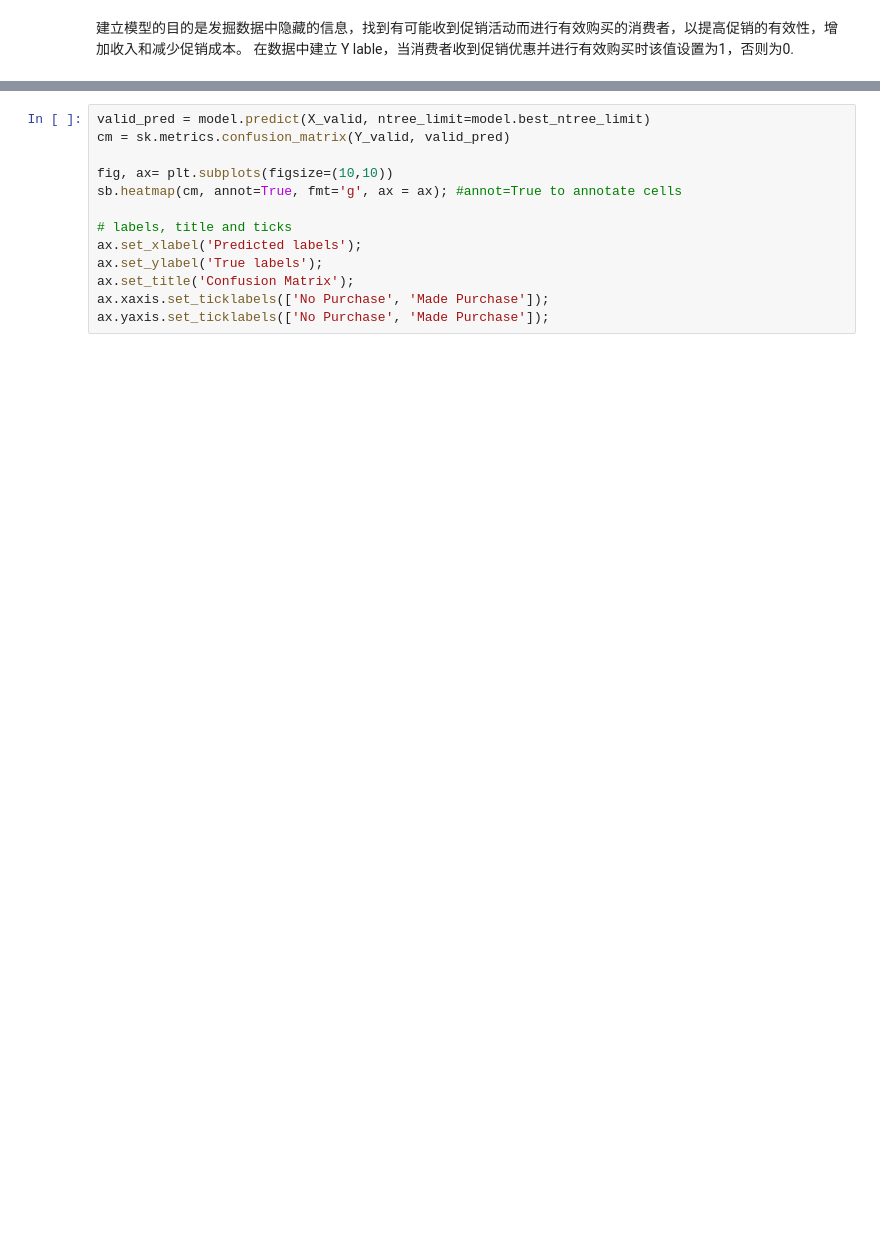
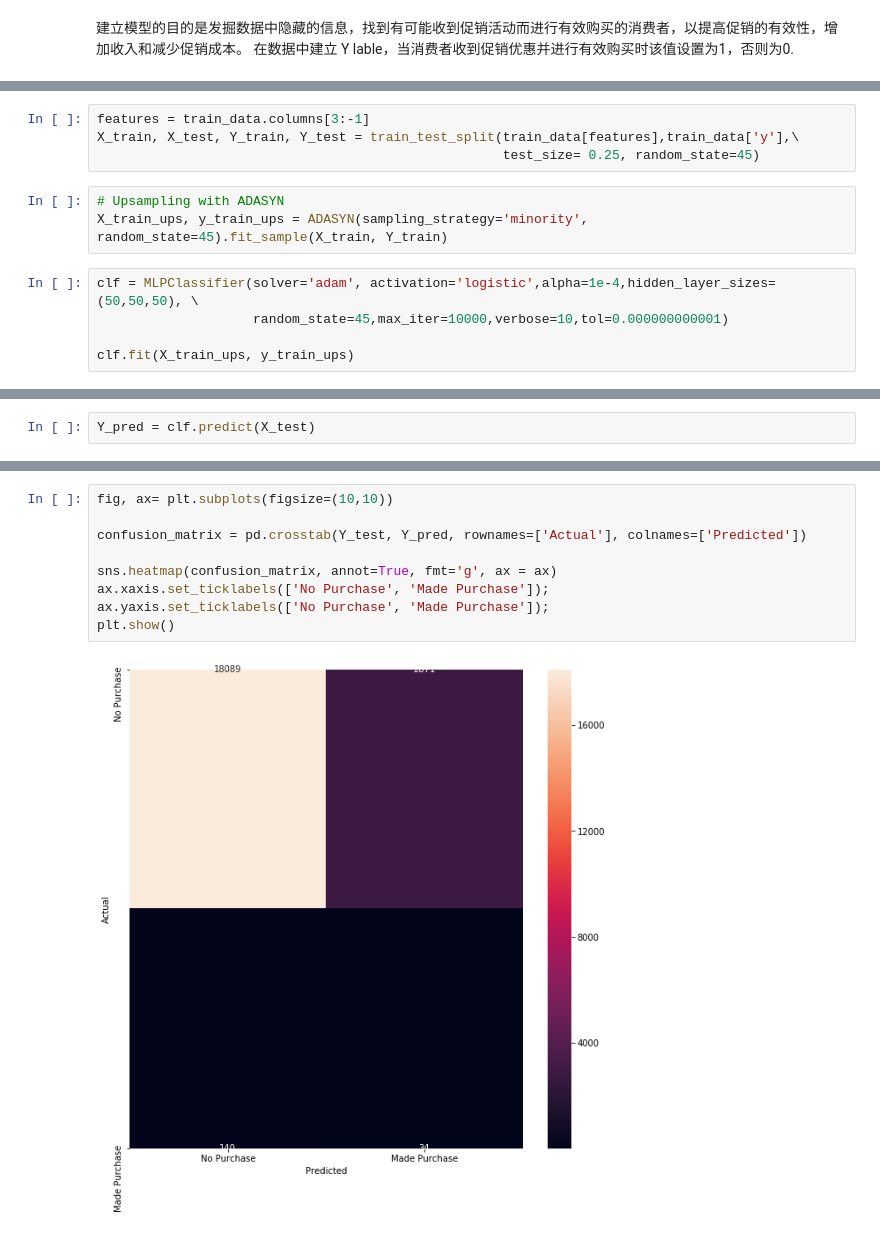
Before and after one commit to tomgtqq/DSND-Starbucks-A-B-Test, a Jupyter notebook: Starbucks-zh.ipynb, the cells around one changed output, grey strips where cells are left out. Cells and saved outputs as stored; diff of their text form; blank space fills up the shorter version.

```diff
--- a/Starbucks-zh.ipynb
+++ b/Starbucks-zh.ipynb
@@ -169,0 +242,12 @@ cm(Y_valid, valid_pred)
+# %%
+features = train_data.columns[3:-1]
+X_train, X_test, Y_train, Y_test = train_test_split(train_data[features],train_data['y'],\
+                                                    test_size= 0.25, random_state=45)
+# %%
+# Upsampling with ADASYN
+X_train_ups, y_train_ups = ADASYN(sampling_strategy='minority', random_state=45).fit_sample(X_train, Y_train)
+# %%
+clf = MLPClassifier(solver='adam', activation='logistic',alpha=1e-4,hidden_layer_sizes=(50,50,50), \
+                    random_state=45,max_iter=10000,verbose=10,tol=0.000000000001)
+
+clf.fit(X_train_ups, y_train_ups)
@@ -169,0 +274,2 @@ cm(Y_valid, valid_pred)
+# %%
+Y_pred = clf.predict(X_test)
@@ -170,13 +286,11 @@ cm(Y_valid, valid_pred)
 # %%
-valid_pred = model.predict(X_valid, ntree_limit=model.best_ntree_limit)
-cm = sk.metrics.confusion_matrix(Y_valid, valid_pred)
+fig, ax= plt.subplots(figsize=(10,10))
 
-fig, ax= plt.subplots(figsize=(10,10))
-sb.heatmap(cm, annot=True, fmt='g', ax = ax); #annot=True to annotate cells
+confusion_matrix = pd.crosstab(Y_test, Y_pred, rownames=['Actual'], colnames=['Predicted'])
 
-# labels, title and ticks
-ax.set_xlabel('Predicted labels');
-ax.set_ylabel('True labels');
-ax.set_title('Confusion Matrix');
+sns.heatmap(confusion_matrix, annot=True, fmt='g', ax = ax)
 ax.xaxis.set_ticklabels(['No Purchase', 'Made Purchase']);
 ax.yaxis.set_ticklabels(['No Purchase', 'Made Purchase']);
+plt.show()
+# %% [output]
+[figure, added]
```
Also changed, not shown: parts of 41 cells of this notebook, 1 other file.
